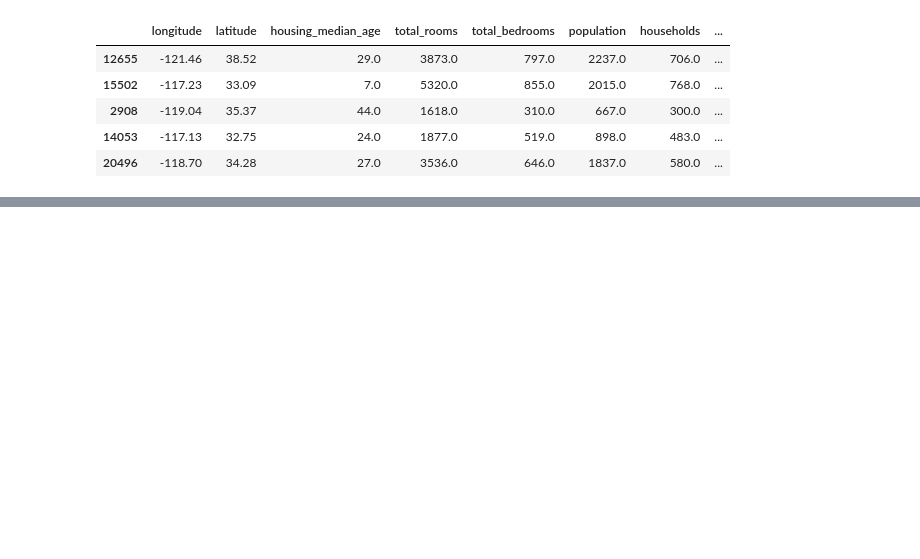
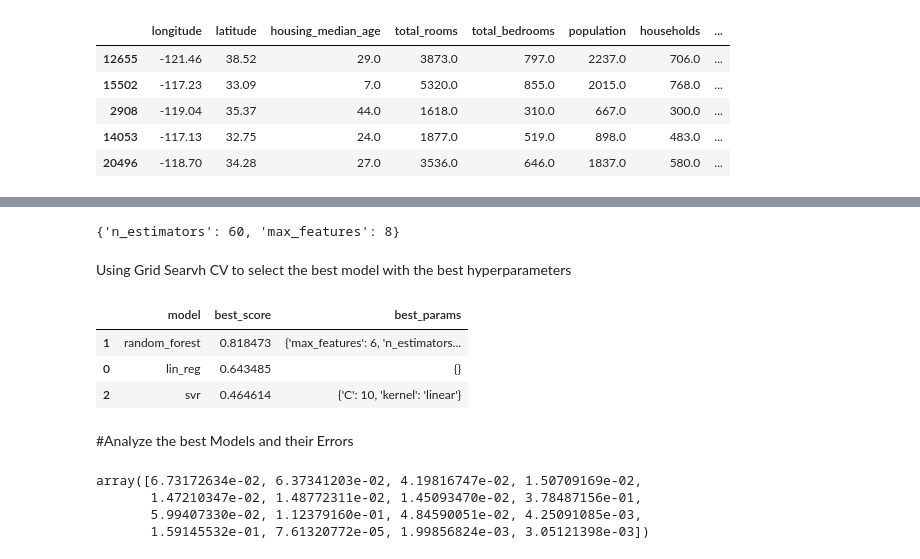
Before and after one commit to Delonix7/My_Data_Science_Projects, a Jupyter notebook: California_Housing_project.ipynb, the cells around one changed output, grey strips where cells are left out. Cells and saved outputs as stored; diff of their text form; code cells hidden in the pictures; blank space fills up the shorter version.

```diff
--- a/California_Housing_project.ipynb
+++ b/California_Housing_project.ipynb
@@ -554,0 +674,5 @@ housing.iloc[:5]
+# %%
+from sklearn.tree import DecisionTreeRegressor
+
+tree_reg = DecisionTreeRegressor()
+tree_reg.fit(housing_prepared, housing_labels)
@@ -554,0 +861,51 @@ housing.iloc[:5]
+# %%
+random_search.best_params_
+# %% [output]
+{'n_estimators': 60, 'max_features': 8}
+# %% [markdown]
+Using Grid Searvh CV to select the best model with the best hyperparameters
+# %%
+model_params = {
+    'lin_reg':{
+        'model': LinearRegression(),
+        'params': {
+
+        }
+    },
+    'random_forest': {
+        'model': RandomForestRegressor(),
+        'params': {
+            'n_estimators': [1, 30, 60],
+            'max_features': [2, 6, 8]
+        }
+    },
+    'svr':{
+        'model': SVR(),
+        'params':[
+            {'kernel' : ['rbf', 'linear', 'poly'], 'C' :[1, 5, 10]},
+            {'degree': [3, 4, 5] }
+        ]
+    },
+
+}
+# %%
+scores = []
+
+for model_name, mp in model_params.items():
+  reg = GridSearchCV(mp['model'], mp['params'], cv = 5, return_train_score= False)
+  reg.fit(housing_prepared, housing_labels)
+  scores.append({
+      'model': model_name,
+      'best_score': reg.best_score_,
+      'best_params': reg.best_params_
+  })
+# %%
+df = pd.DataFrame(scores)
+df.sort_values(by= 'best_score', ascending = False)
+# %% [output]
+|  | model | best_score | best_params |
+| 1 | random_forest | 0.818473 | {'max_features': 6, 'n_estimators... |
+| 0 | lin_reg | 0.643485 | {} |
+| 2 | svr | 0.464614 | {'C': 10, 'kernel': 'linear'} |
+# %% [markdown]
+#Analyze the best Models and their Errors
@@ -554,0 +914,7 @@ housing.iloc[:5]
+# %%
+feature_importance
+# %% [output]
+array([6.73172634e-02, 6.37341203e-02, 4.19816747e-02, 1.50709169e-02,
+       1.47210347e-02, 1.48772311e-02, 1.45093470e-02, 3.78487156e-01,
+       5.99407330e-02, 1.12379160e-01, 4.84590051e-02, 4.25091085e-03,
+       1.59145532e-01, 7.61320772e-05, 1.99856824e-03, 3.05121398e-03])
```
Also changed, not shown: parts of 71 cells of this notebook.
